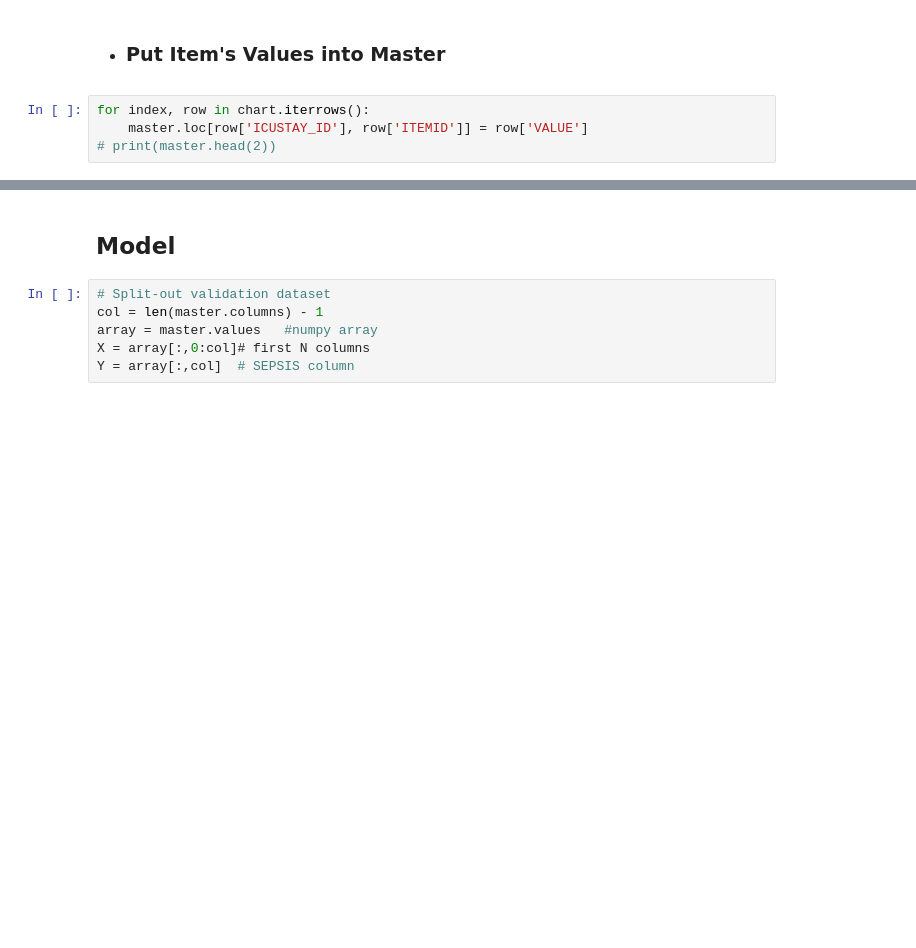
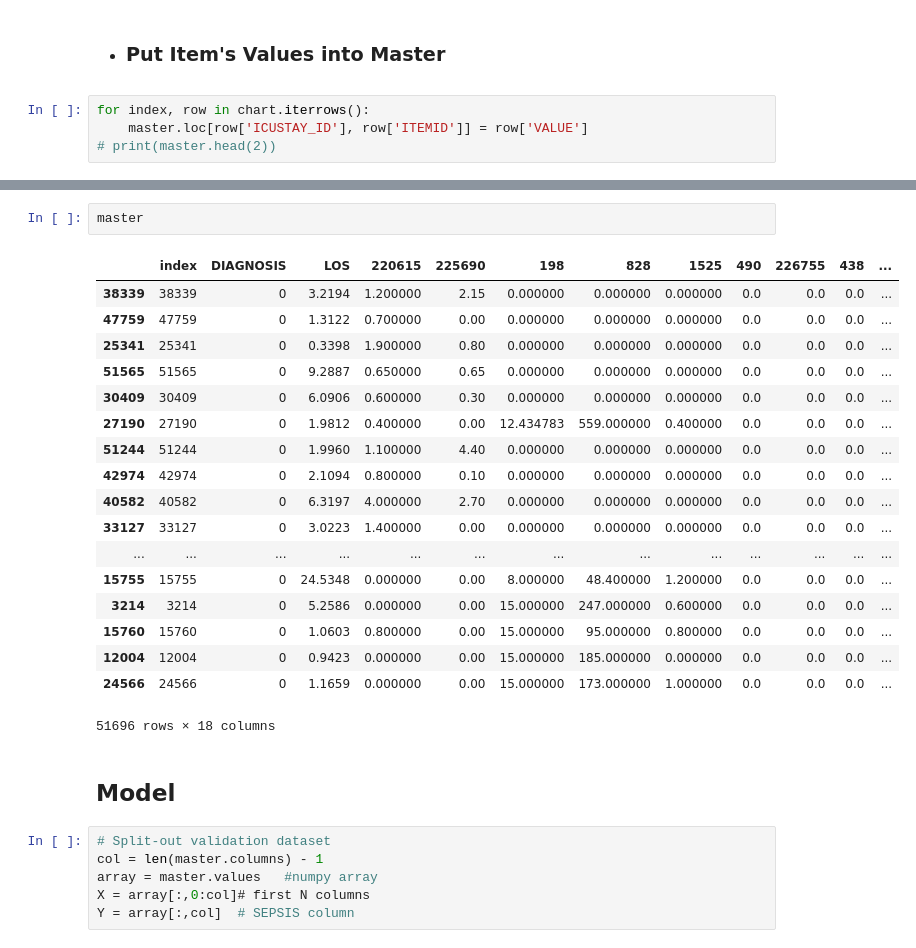
Before and after one commit to TCSS-555-Machine-Learning/Project-3-Sepsis, a Jupyter notebook: Sepsis.ipynb, the cells around one changed output, grey strips where cells are left out. Cells and saved outputs as stored; diff of their text form; blank space fills up the shorter version.

```diff
--- a/Sepsis.ipynb
+++ b/Sepsis.ipynb
@@ -164,3 +205,24 @@ master = shuffle(master)
+# %%
+master
+# %% [output]
+|  | index | DIAGNOSIS | LOS | 220615 | 225690 | 198 | 828 | 1525 | 490 | 226755 | 438 | ... |
+| 38339 | 38339 | 0 | 3.2194 | 1.200000 | 2.15 | 0.000000 | 0.000000 | 0.000000 | 0.0 | 0.0 | 0.0 | ... |
+| 47759 | 47759 | 0 | 1.3122 | 0.700000 | 0.00 | 0.000000 | 0.000000 | 0.000000 | 0.0 | 0.0 | 0.0 | ... |
+| 25341 | 25341 | 0 | 0.3398 | 1.900000 | 0.80 | 0.000000 | 0.000000 | 0.000000 | 0.0 | 0.0 | 0.0 | ... |
+| 51565 | 51565 | 0 | 9.2887 | 0.650000 | 0.65 | 0.000000 | 0.000000 | 0.000000 | 0.0 | 0.0 | 0.0 | ... |
+| 30409 | 30409 | 0 | 6.0906 | 0.600000 | 0.30 | 0.000000 | 0.000000 | 0.000000 | 0.0 | 0.0 | 0.0 | ... |
+| 27190 | 27190 | 0 | 1.9812 | 0.400000 | 0.00 | 12.434783 | 559.000000 | 0.400000 | 0.0 | 0.0 | 0.0 | ... |
+| 51244 | 51244 | 0 | 1.9960 | 1.100000 | 4.40 | 0.000000 | 0.000000 | 0.000000 | 0.0 | 0.0 | 0.0 | ... |
+| 42974 | 42974 | 0 | 2.1094 | 0.800000 | 0.10 | 0.000000 | 0.000000 | 0.000000 | 0.0 | 0.0 | 0.0 | ... |
+| 40582 | 40582 | 0 | 6.3197 | 4.000000 | 2.70 | 0.000000 | 0.000000 | 0.000000 | 0.0 | 0.0 | 0.0 | ... |
+| 33127 | 33127 | 0 | 3.0223 | 1.400000 | 0.00 | 0.000000 | 0.000000 | 0.000000 | 0.0 | 0.0 | 0.0 | ... |
+| ... | ... | ... | ... | ... | ... | ... | ... | ... | ... | ... | ... | ... |
+| 15755 | 15755 | 0 | 24.5348 | 0.000000 | 0.00 | 8.000000 | 48.400000 | 1.200000 | 0.0 | 0.0 | 0.0 | ... |
+| 3214 | 3214 | 0 | 5.2586 | 0.000000 | 0.00 | 15.000000 | 247.000000 | 0.600000 | 0.0 | 0.0 | 0.0 | ... |
+| 15760 | 15760 | 0 | 1.0603 | 0.800000 | 0.00 | 15.000000 | 95.000000 | 0.800000 | 0.0 | 0.0 | 0.0 | ... |
+| 12004 | 12004 | 0 | 0.9423 | 0.000000 | 0.00 | 15.000000 | 185.000000 | 0.000000 | 0.0 | 0.0 | 0.0 | ... |
+| 24566 | 24566 | 0 | 1.1659 | 0.000000 | 0.00 | 15.000000 | 173.000000 | 1.000000 | 0.0 | 0.0 | 0.0 | ... |
+51696 rows × 18 columns
 # %% [markdown]
 ## Model
 # %%
```
Also changed, not shown: parts of 17 cells of this notebook.
